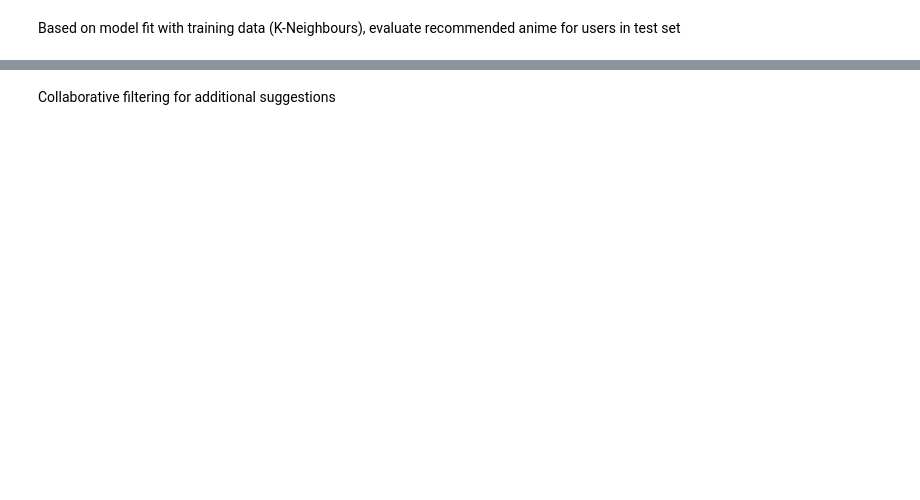
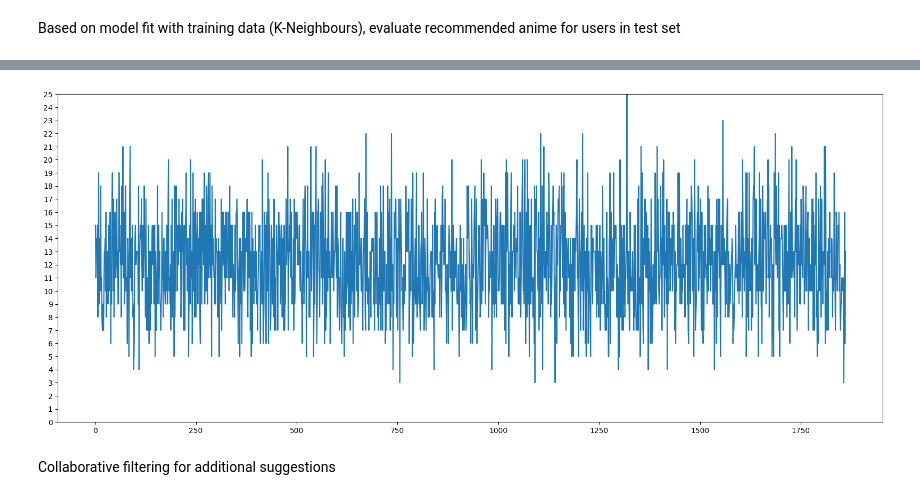
Before and after one commit to tito-thomas/anime-app, a Jupyter notebook: neighbours.ipynb, the cells around one changed output, grey strips where cells are left out. Cells and saved outputs as stored; diff of their text form; code cells hidden in the pictures; blank space fills up the shorter version.

```diff
--- a/neighbours.ipynb
+++ b/neighbours.ipynb
@@ -226,8 +225,17 @@ Average number of recommended anime that users liked: 1.7947340139709833 | Stand
 # %%
 from matplotlib import pyplot as plt
-
+import matplotlib.ticker as ticker
 scores = results[0]
 x = list(range(1, len(scores)+1))
+fig, ax = plt.subplots(figsize=(20,8))
+
+ax.plot(x, scores)
+ax.set_ylim([0,25])
+ax.yaxis.set_major_locator(ticker.MultipleLocator(1))
+plt.show()
+#scores
+# %% [output]
+[figure, added]
 # %% [markdown]
 Collaborative filtering for additional suggestions
 # %%
```
Also changed, not shown: parts of 8 cells of this notebook, 1 other file.
